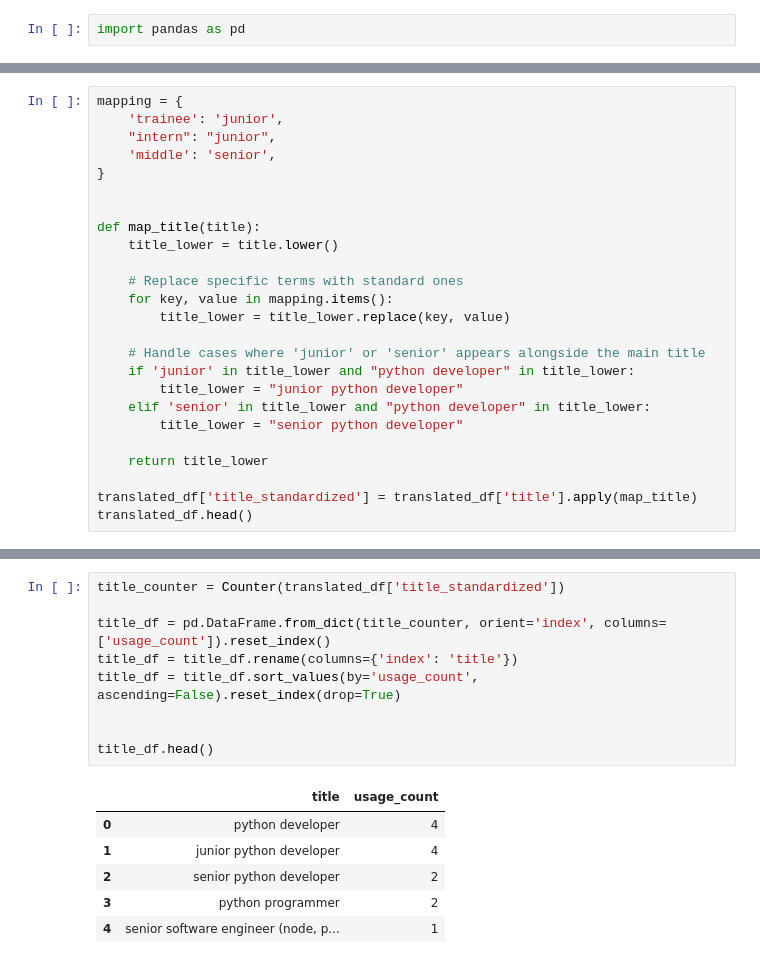
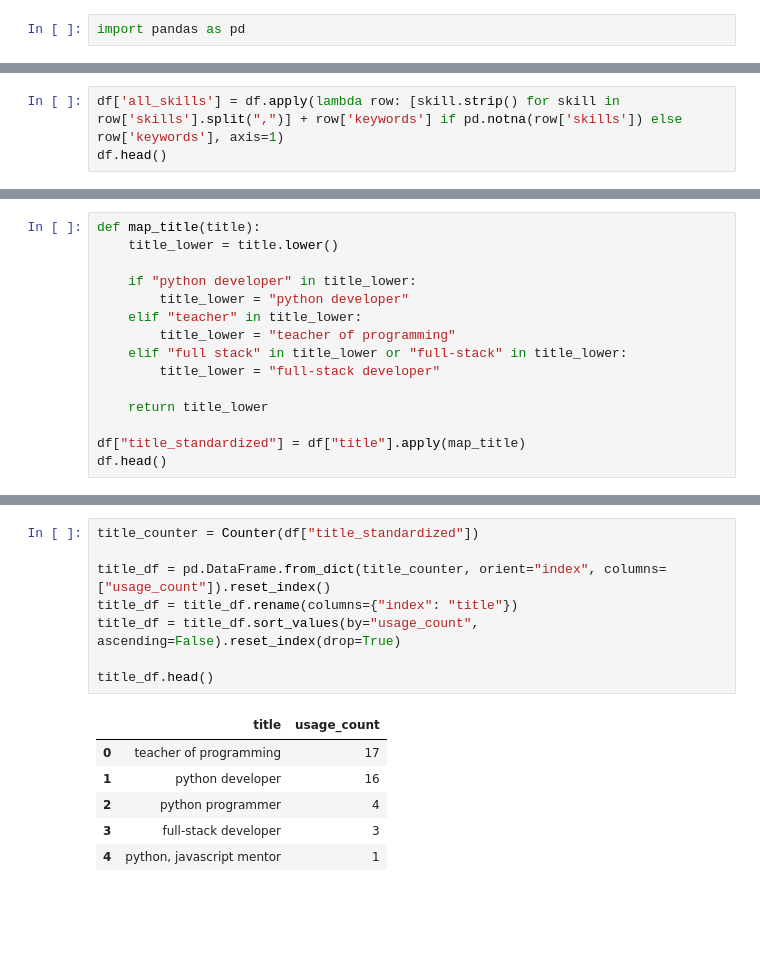
Before and after one commit to alonasorochynska/most-demand-technologies, a Jupyter notebook: analytics/main.ipynb, the cells around one changed output, grey strips where cells are left out. Drawn from its saved outputs; the diff is of its cells as text; blank space fills up the shorter version.

```diff
--- a/analytics/main.ipynb
+++ b/analytics/main.ipynb
@@ -98,0 +111,3 @@ skills_df.head()
+# %%
+df['all_skills'] = df.apply(lambda row: [skill.strip() for skill in row['skills'].split(",")] + row['keywords'] if pd.notna(row['skills']) else row['keywords'], axis=1)
+df.head()
@@ -126,26 +177,16 @@ plt.show()
 # %%
-mapping = {
-    'trainee': 'junior',
-    "intern": "junior",
-    'middle': 'senior',
-}
-
-
 def map_title(title):
     title_lower = title.lower()
 
-    # Replace specific terms with standard ones
-    for key, value in mapping.items():
-        title_lower = title_lower.replace(key, value)
-
-    # Handle cases where 'junior' or 'senior' appears alongside the main title
-    if 'junior' in title_lower and "python developer" in title_lower:
-        title_lower = "junior python developer"
-    elif 'senior' in title_lower and "python developer" in title_lower:
-        title_lower = "senior python developer"
+    if "python developer" in title_lower:
+        title_lower = "python developer"
+    elif "teacher" in title_lower:
+        title_lower = "teacher of programming"
+    elif "full stack" in title_lower or "full-stack" in title_lower:
+        title_lower = "full-stack developer"
 
     return title_lower
 
-translated_df['title_standardized'] = translated_df['title'].apply(map_title)
-translated_df.head()
+df["title_standardized"] = df["title"].apply(map_title)
+df.head()
 # %% [output]
@@ -158,19 +199,18 @@ translated_df.head()
 # %%
-title_counter = Counter(translated_df['title_standardized'])
+title_counter = Counter(df["title_standardized"])
 
-title_df = pd.DataFrame.from_dict(title_counter, orient='index', columns=['usage_count']).reset_index()
-title_df = title_df.rename(columns={'index': 'title'})
-title_df = title_df.sort_values(by='usage_count', ascending=False).reset_index(drop=True)
-
+title_df = pd.DataFrame.from_dict(title_counter, orient="index", columns=["usage_count"]).reset_index()
+title_df = title_df.rename(columns={"index": "title"})
+title_df = title_df.sort_values(by="usage_count", ascending=False).reset_index(drop=True)
 
 title_df.head()
 # %% [output]
 |  | title | usage_count |
-| 0 | python developer | 4 |
-| 1 | junior python developer | 4 |
-| 2 | senior python developer | 2 |
-| 3 | python programmer | 2 |
-| 4 | senior software engineer (node, p... | 1 |
+| 0 | teacher of programming | 17 |
+| 1 | python developer | 16 |
+| 2 | python programmer | 4 |
+| 3 | full-stack developer | 3 |
+| 4 | python, javascript mentor | 1 |
 # %%
 top_offers = title_df.head(10)
 
```
Also changed, not shown: parts of 14 cells of this notebook, 1 other file.
